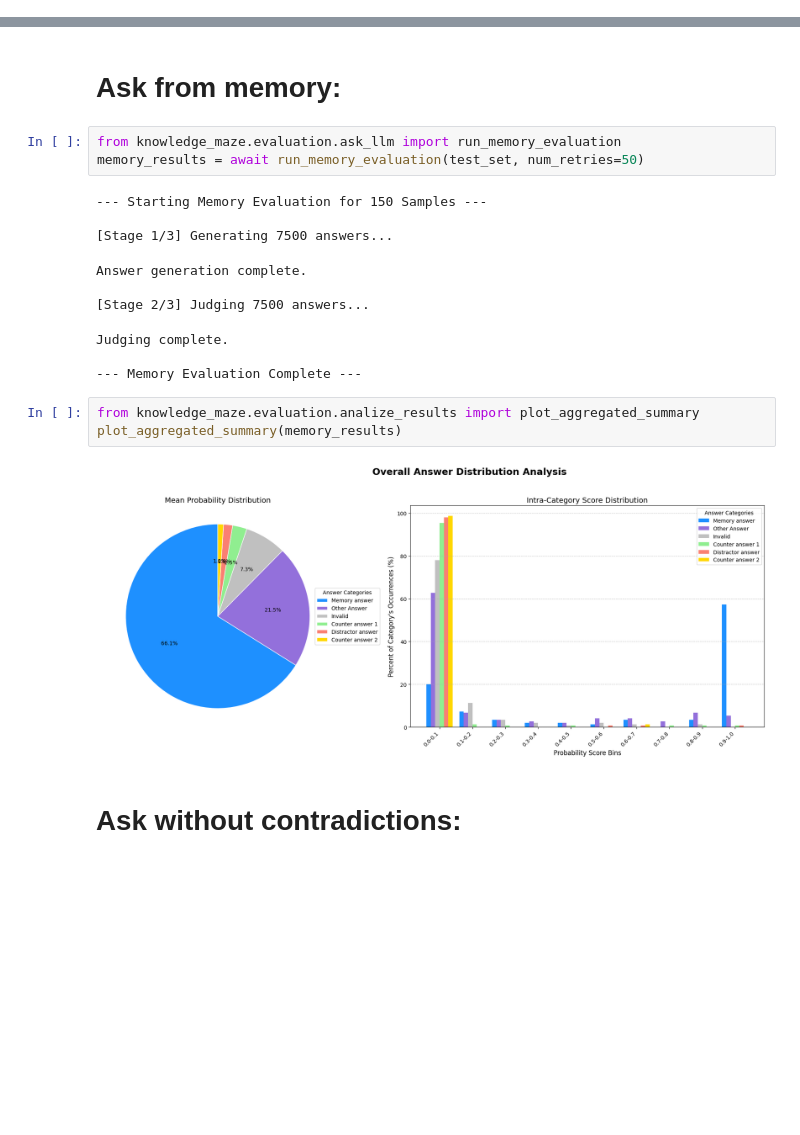
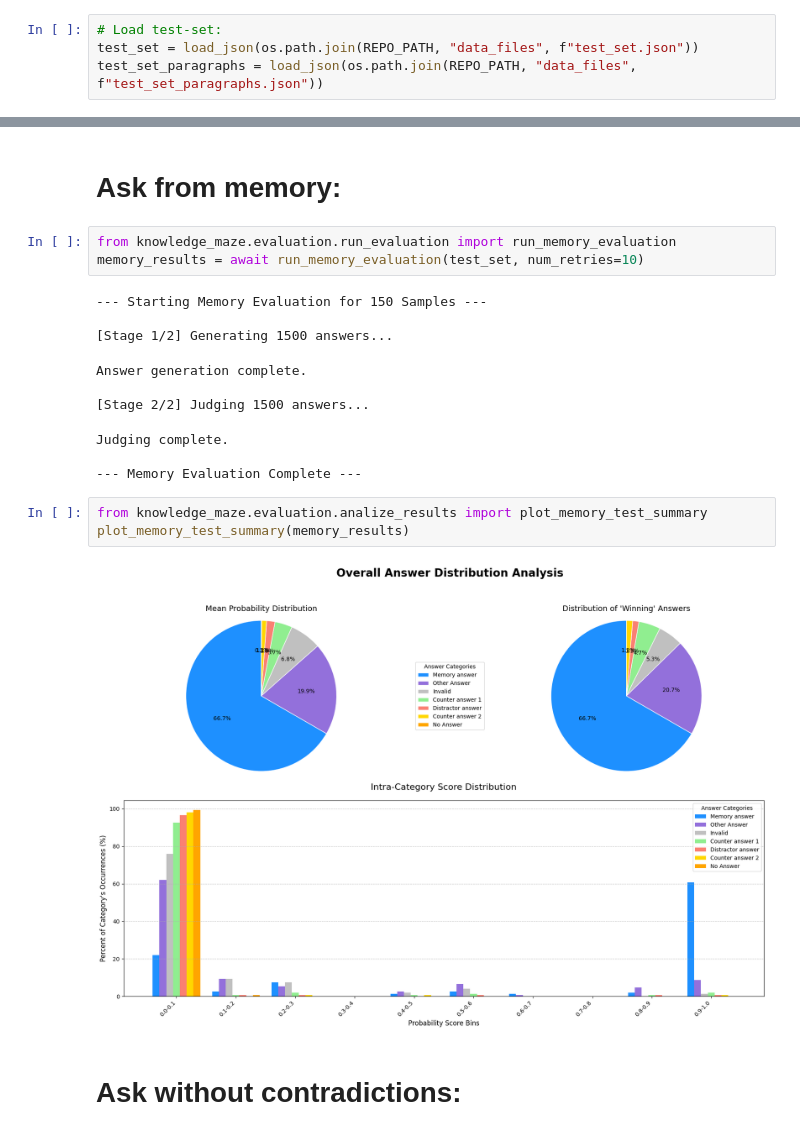
Before and after one commit to danielhk753/CLECK, a Jupyter notebook: notebooks/evaluation.ipynb, the cells around one changed output, grey strips where cells are left out. Cells and saved outputs as stored; diff of their text form; blank space fills up the shorter version.

Commit message:
Started evaluation on single answer with no conflict.

```diff
--- a/notebooks/evaluation.ipynb
+++ b/notebooks/evaluation.ipynb
@@ -70,6 +67,10 @@ Combining generated paragraphs with IDs...
 # Save test-set:
 save_json("test_set", test_set)
 save_json("test_set_paragraphs", test_set_paragraphs)
+# %%
+# Load test-set:
+test_set = load_json(os.path.join(REPO_PATH, "data_files", f"test_set.json"))
+test_set_paragraphs = load_json(os.path.join(REPO_PATH, "data_files", f"test_set_paragraphs.json"))
 # %% [markdown]
 # Prepare data for evaluation:
 # %%
@@ -83,23 +84,23 @@ data_with_conflict = get_dataset(test_set, test_set_paragraphs)
 # %% [markdown]
 # Ask from memory:
 # %%
-from knowledge_maze.evaluation.ask_llm import run_memory_evaluation
-memory_results = await run_memory_evaluation(test_set, num_retries=50)
+from knowledge_maze.evaluation.run_evaluation import run_memory_evaluation
+memory_results = await run_memory_evaluation(test_set, num_retries=10)
 # %% [output]
 --- Starting Memory Evaluation for 150 Samples ---
 
-[Stage 1/3] Generating 7500 answers...
+[Stage 1/2] Generating 1500 answers...
 Answer generation complete.
 
-[Stage 2/3] Judging 7500 answers...
+[Stage 2/2] Judging 1500 answers...
 Judging complete.
 
 --- Memory Evaluation Complete ---
 # %%
-from knowledge_maze.evaluation.analize_results import plot_aggregated_summary
-plot_aggregated_summary(memory_results)
+from knowledge_maze.evaluation.analize_results import plot_memory_test_summary
+plot_memory_test_summary(memory_results)
 # %% [output]
-[figure, old version]
+[figure, new version]
 # %% [markdown]
 # Ask without contradictions:
 # %%
```
Also changed, not shown: parts of 6 cells of this notebook, 4 other files.
